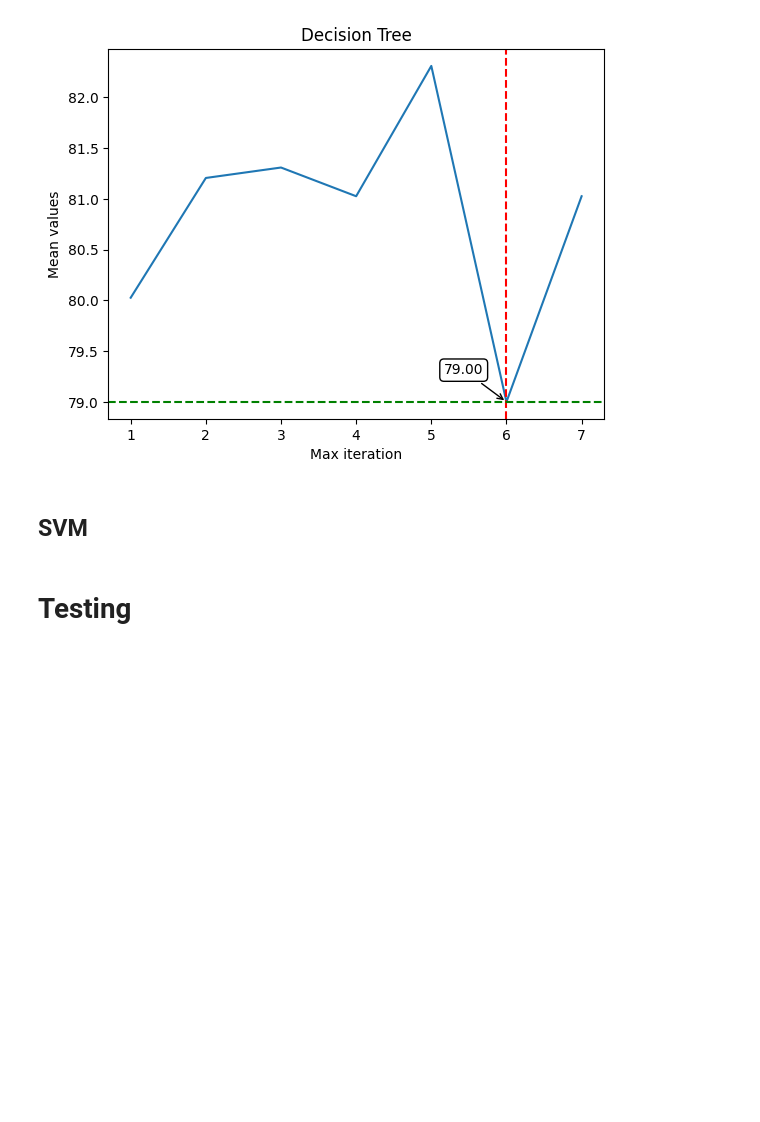
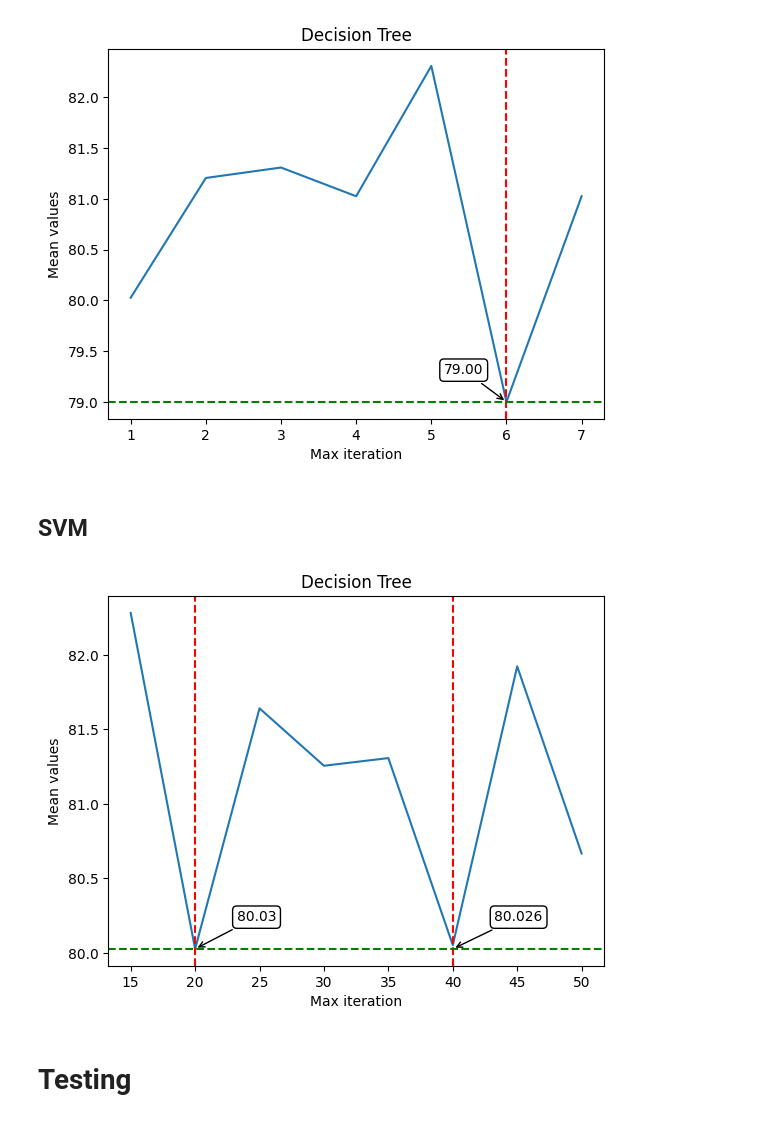
Before and after one commit to erirosv/Master-Thesis, a Jupyter notebook: modelling/sensitivity/sensitivity_stall_limit.ipynb, the cells around one changed output. Cells and saved outputs as stored; diff of their text form; code cells hidden in the pictures; blank space fills up the shorter version.

Commit message:
stall limit graphs are done

```diff
--- a/modelling/sensitivity/sensitivity_stall_limit.ipynb
+++ b/modelling/sensitivity/sensitivity_stall_limit.ipynb
@@ -273,29 +273,38 @@ plt.show()
 # %% [markdown]
 ## SVM
 # %%
-plt.plot(df_KNN_mean)
-plt.xticks(range(len(df_KNN_mean)), x_labels)
+plt.plot(df_SVM_mean)
+plt.xticks(range(len(df_SVM_mean)), x_labels)
 plt.xlabel('Max iteration')
 plt.ylabel('Mean values')
 plt.title('Decision Tree')
 
 # Add dotted lines from specific x and y coordinates
-x_point = 1  # x-coordinate
-y_point = df_KNN_mean[1]  # y-coordinate
+x_point = 5  # x-coordinate
+y_point = df_SVM_mean[1]  # y-coordinate
 
 plt.axvline(x=x_point, color='r', linestyle='--')
 plt.axhline(y=y_point, color='g', linestyle='--')
 
+plt.annotate(f'{y_point:.3f}',
+                xy=(x_point, y_point), xycoords='data',
+                xytext=(30, 20), textcoords='offset points',
+                arrowprops=dict(arrowstyle="->", lw=1),
+                bbox=dict(boxstyle="round,pad=0.3", fc="white", ec="black", lw=1))
+
 # Find the index of the lowest value in df_KNN_mean
-lowest_index = np.argmin(df_KNN_mean)
-lowest_value = df_KNN_mean[lowest_index]
-
+lowest_index = np.argmin(df_SVM_mean)
+lowest_value = df_SVM_mean[lowest_index]
+plt.axvline(x=1, color='red', linestyle='--')
 plt.annotate(f'{lowest_value:.2f}',
                 xy=(lowest_index, lowest_value), xycoords='data',
                 xytext=(30, 20), textcoords='offset points',
                 arrowprops=dict(arrowstyle="->", lw=1),
                 bbox=dict(boxstyle="round,pad=0.3", fc="white", ec="black", lw=1))
+
 plt.show()
+# %% [output]
+[figure, added]
 # %% [markdown]
 # Testing
 # %%
```
Also changed, not shown: parts of 1 cell of this notebook.
